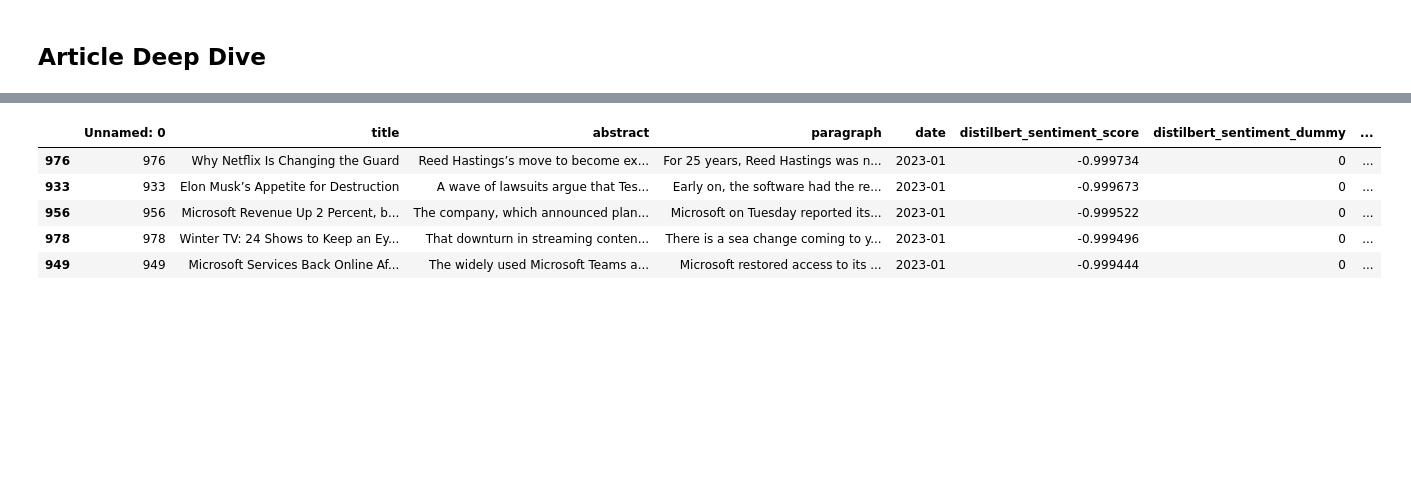
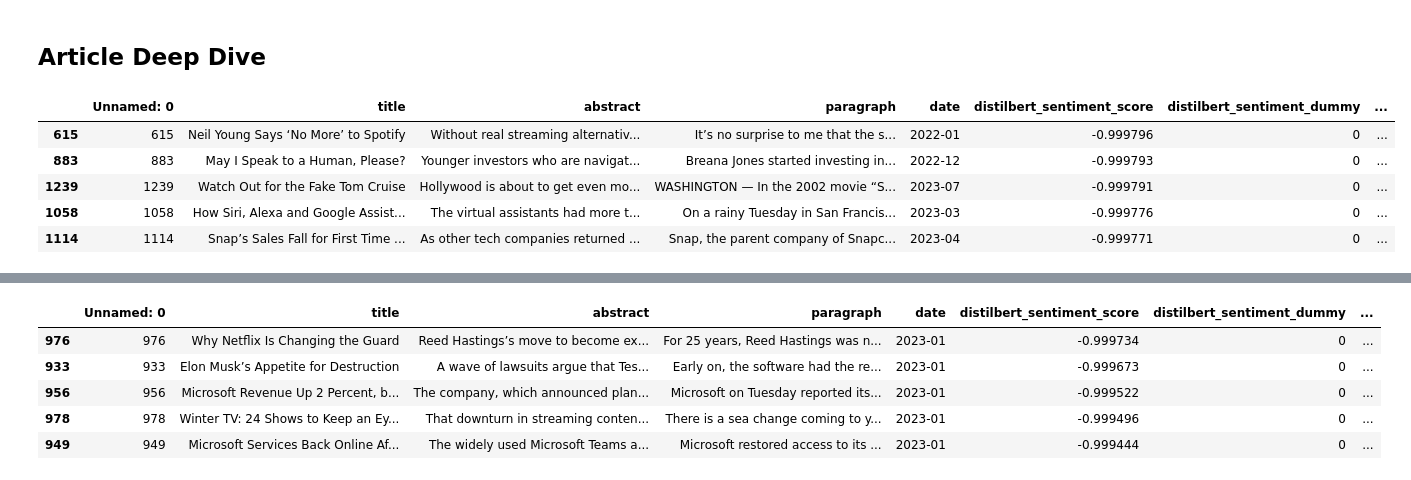
Before and after one commit to nadyatan21/ECON1620-Spring2024, a Jupyter notebook: ProjTwo/Draft_Two_Code_Nadya.ipynb, the cells around one changed output, grey strips where cells are left out. Saved outputs shown, nothing was run; the diff lists cells and outputs as text; code cells hidden in the pictures; blank space fills up the shorter version.

```diff
--- a/ProjTwo/Draft_Two_Code_Nadya.ipynb
+++ b/ProjTwo/Draft_Two_Code_Nadya.ipynb
@@ -520,4 +520,13 @@ df_coef_sorted.head(50)
 # %%
 pd.set_option('display.max_colwidth', None)
 # %%
-sorted_data = filtered_data.sort_values(by='distilbert_sentiment_score', ascending=True)
+# exploring negative articles
+sorted_data = nyt_data.sort_values(by='distilbert_sentiment_score', ascending=True)
+sorted_data.head()
+# %% [output]
+|  | Unnamed: 0 | title | abstract | paragraph | date | distilbert_sentiment_score | distilbert_sentiment_dummy | ... |
+| 615 | 615 | Neil Young Says ‘No More’ to Spotify | Without real streaming alternativ... | It’s no surprise to me that the s... | 2022-01 | -0.999796 | 0 | ... |
+| 883 | 883 | May I Speak to a Human, Please? | Younger investors who are navigat... | Breana Jones started investing in... | 2022-12 | -0.999793 | 0 | ... |
+| 1239 | 1239 | Watch Out for the Fake Tom Cruise | Hollywood is about to get even mo... | WASHINGTON — In the 2002 movie “S... | 2023-07 | -0.999791 | 0 | ... |
+| 1058 | 1058 | How Siri, Alexa and Google Assist... | The virtual assistants had more t... | On a rainy Tuesday in San Francis... | 2023-03 | -0.999776 | 0 | ... |
+| 1114 | 1114 | Snap’s Sales Fall for First Time ... | As other tech companies returned ... | Snap, the parent company of Snapc... | 2023-04 | -0.999771 | 0 | ... |
```
Also changed, not shown: parts of 1 cell of this notebook, 5 other files.
